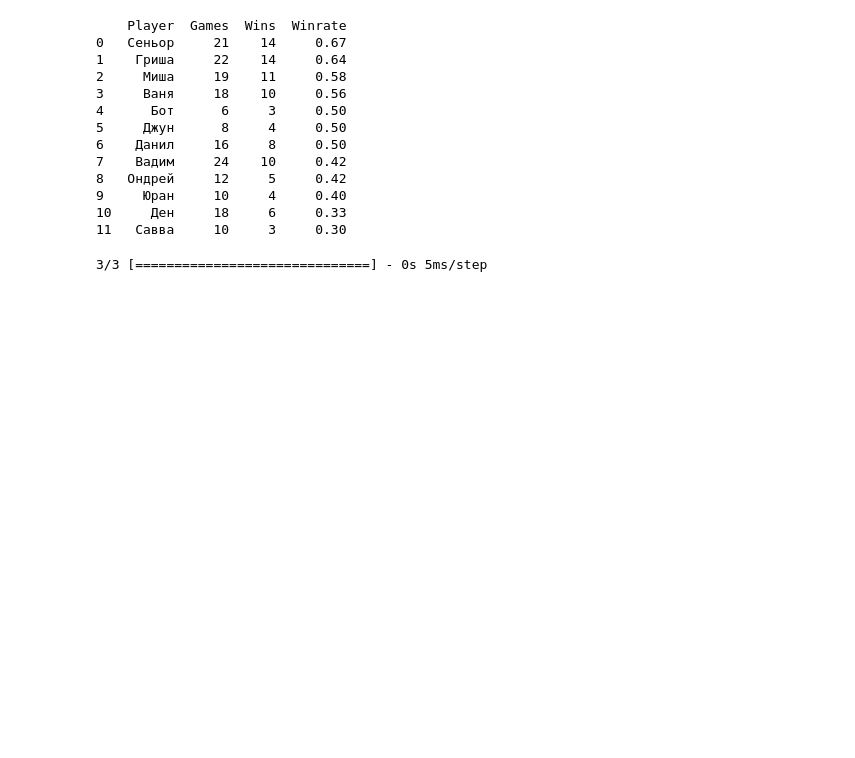
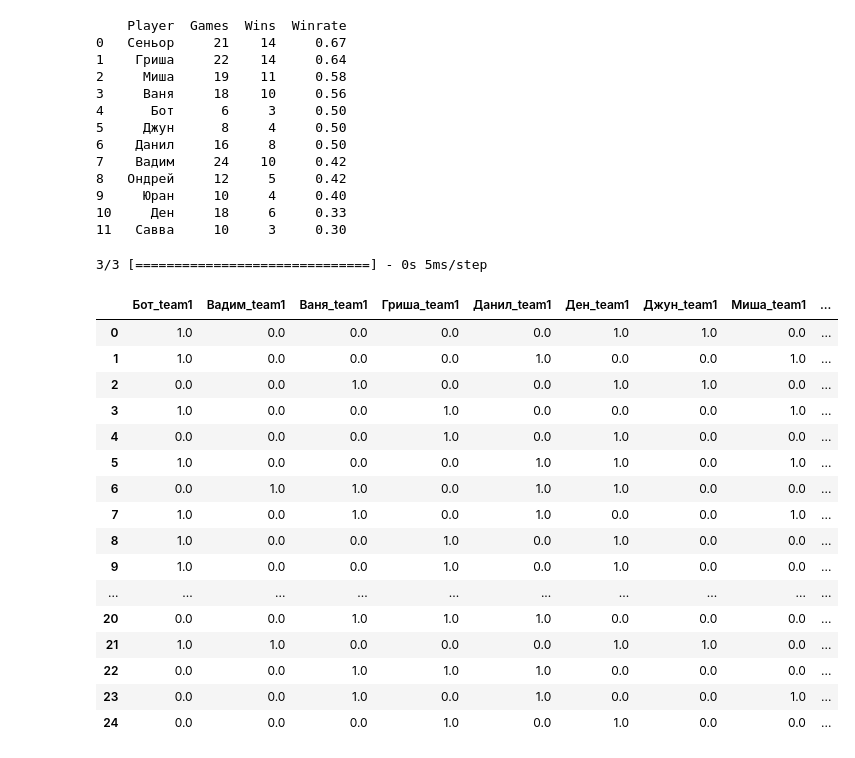
Before and after one commit to aprozo/team_split, a Jupyter notebook: test.ipynb, the cells around one changed output. Drawn from its saved outputs; the diff is of its cells as text; code cells hidden in the pictures; blank space fills up the shorter version.

```diff
--- a/test.ipynb
+++ b/test.ipynb
@@ -157,0 +381,26 @@ old_method_output.index = ["Best","Second Best"]
+# %%
+
+pd.set_option('display.width', 1000)
+pd.set_option('display.max_columns', 500)
+
+input_nn= read_data()
+
+input_nn.head(25)
+# %% [output]
+|  | Бот_team1 | Вадим_team1 | Ваня_team1 | Гриша_team1 | Данил_team1 | Ден_team1 | Джун_team1 | Миша_team1 | ... |
+| 0 | 1.0 | 0.0 | 0.0 | 0.0 | 0.0 | 1.0 | 1.0 | 0.0 | ... |
+| 1 | 1.0 | 0.0 | 0.0 | 0.0 | 1.0 | 0.0 | 0.0 | 1.0 | ... |
+| 2 | 0.0 | 0.0 | 1.0 | 0.0 | 0.0 | 1.0 | 1.0 | 0.0 | ... |
+| 3 | 1.0 | 0.0 | 0.0 | 1.0 | 0.0 | 0.0 | 0.0 | 1.0 | ... |
+| 4 | 0.0 | 0.0 | 0.0 | 1.0 | 0.0 | 1.0 | 0.0 | 0.0 | ... |
+| 5 | 1.0 | 0.0 | 0.0 | 0.0 | 1.0 | 1.0 | 0.0 | 1.0 | ... |
+| 6 | 0.0 | 1.0 | 1.0 | 0.0 | 1.0 | 1.0 | 0.0 | 0.0 | ... |
+| 7 | 1.0 | 0.0 | 1.0 | 0.0 | 1.0 | 0.0 | 0.0 | 1.0 | ... |
+| 8 | 1.0 | 0.0 | 0.0 | 1.0 | 0.0 | 1.0 | 0.0 | 0.0 | ... |
+| 9 | 1.0 | 0.0 | 0.0 | 1.0 | 0.0 | 1.0 | 0.0 | 0.0 | ... |
+| ... | ... | ... | ... | ... | ... | ... | ... | ... | ... |
+| 20 | 0.0 | 0.0 | 1.0 | 1.0 | 1.0 | 0.0 | 0.0 | 0.0 | ... |
+| 21 | 1.0 | 1.0 | 0.0 | 0.0 | 0.0 | 1.0 | 1.0 | 0.0 | ... |
+| 22 | 0.0 | 0.0 | 1.0 | 1.0 | 1.0 | 0.0 | 0.0 | 0.0 | ... |
+| 23 | 0.0 | 0.0 | 1.0 | 0.0 | 1.0 | 0.0 | 0.0 | 1.0 | ... |
+| 24 | 0.0 | 0.0 | 0.0 | 1.0 | 0.0 | 1.0 | 0.0 | 0.0 | ... |
```
Also changed, not shown: parts of 1 cell of this notebook, 5 other files.
